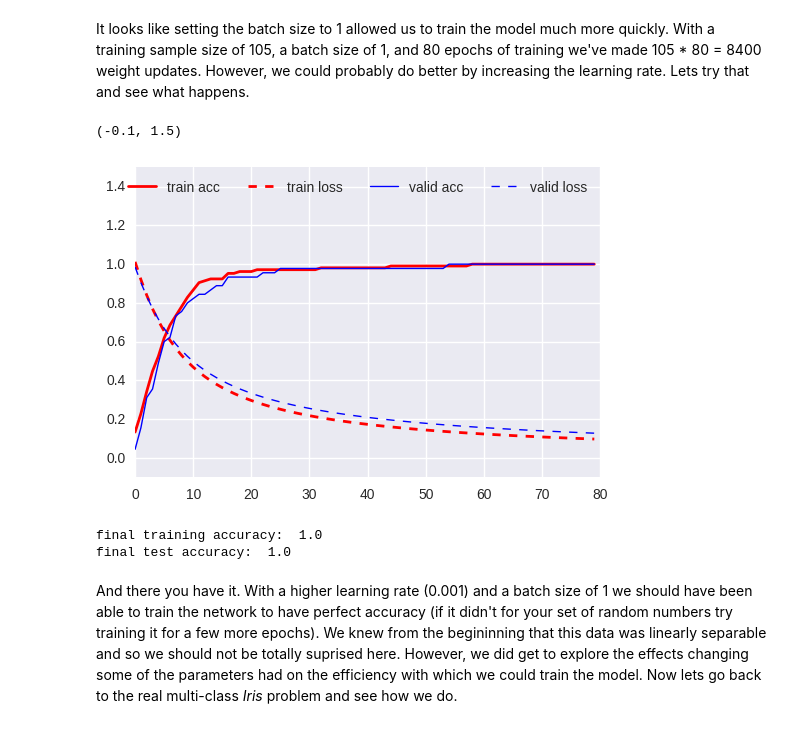
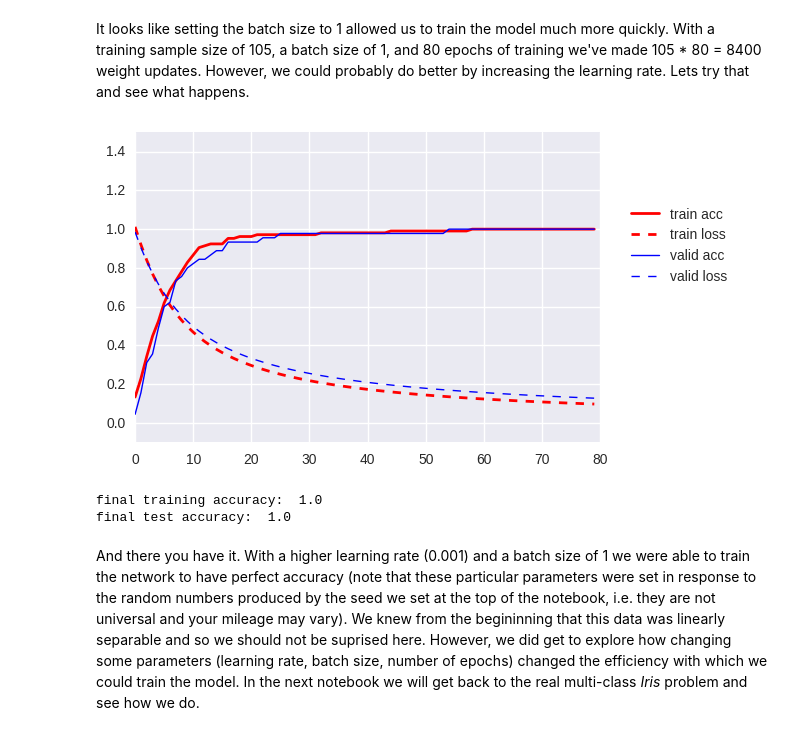
Before and after one commit to galtay/keras_examples, a Jupyter notebook: examples_1.ipynb, the cells around one changed output. Cells and saved outputs as stored; diff of their text form; code cells hidden in the pictures.

Commit message:
name change and binary example finished

```diff
--- a/classifier_examples.ipynb
+++ b/examples_1.ipynb
@@ -231,10 +232,8 @@ Now we are ready to actually train the model!  There are only two more parameter
 # %%
-mdlout_binary = model_binary.fit(
-    Xtrain_scld, Ytrain, validation_data=(Xtest_scld, Ytest),
-    batch_size=105, nb_epoch=10, verbose=1)
-plt.plot(mdlout_binary.history['acc'], color='red', ls='-', lw=2.0, label='train acc')
-plt.plot(mdlout_binary.history['loss'], color='red', ls='--', lw=2.0, label='train loss')
-plt.plot(mdlout_binary.history['val_acc'], color='blue', ls='-', lw=1.0, label='valid acc')
-plt.plot(mdlout_binary.history['val_loss'], color='blue', ls='--', lw=1.0, label='valid loss')
-plt.legend(ncol=4)
-plt.ylim(-0.1, 1.5)
+def plot_acc(history):
+    plt.plot(history['acc'], color='red', ls='-', lw=2.0, label='train acc')
+    plt.plot(history['loss'], color='red', ls='--', lw=2.0, label='train loss')
+    plt.plot(history['val_acc'], color='blue', ls='-', lw=1.0, label='valid acc')
+    plt.plot(history['val_loss'], color='blue', ls='--', lw=1.0, label='valid loss')
+    plt.legend(ncol=1, bbox_to_anchor=(1.30, 0.8))
+    plt.ylim(-0.1, 1.5)
@@ -322,21 +307,17 @@ It looks like setting the batch size to 1 allowed us to train the model much mor
 # %%
 optimizer = keras.optimizers.SGD(lr=1.0e-3)
 loss = 'binary_crossentropy'
 metrics = ['accuracy']
 model_binary.compile(optimizer=optimizer, loss=loss, metrics=metrics)
+
 model_binary.set_weights(weights_initial)
 mdlout_binary = model_binary.fit(
     Xtrain_scld, Ytrain, validation_data=(Xtest_scld, Ytest),
     batch_size=1, nb_epoch=80, verbose=0)
-plt.plot(mdlout_binary.history['acc'], color='red', ls='-', lw=2.0, label='train acc')
-plt.plot(mdlout_binary.history['loss'], color='red', ls='--', lw=2.0, label='train loss')
-plt.plot(mdlout_binary.history['val_acc'], color='blue', ls='-', lw=1.0, label='valid acc')
-plt.plot(mdlout_binary.history['val_loss'], color='blue', ls='--', lw=1.0, label='valid loss')
-plt.legend(ncol=4)
-plt.ylim(-0.1, 1.5)
+
+plot_acc(mdlout_binary.history)
 # %% [output]
-(-0.1, 1.5)
-[figure, old version]
+[figure, new version]
 # %%
 print('final training accuracy: ', mdlout_binary.history['acc'][-1])
 print('final test accuracy: ', mdlout_binary.history['val_acc'][-1])
@@ -344,4 +325,4 @@ print('final test accuracy: ', mdlout_binary.history['val_acc'][-1])
 final training accuracy:  1.0
 final test accuracy:  1.0
 # %% [markdown]
-And there you have it. With a higher learning rate (0.001) and a batch size of 1 we should have been able to train the network to have perfect accuracy (if it didn't for your set of random numbers try training it for a few more epochs).  We knew from the begininning that this data was linearly separable and so we should not be totally suprised here.  However, we did get to explore the effects changing some of the parameters had on the efficiency with which we could train the model.  Now lets go back to the real multi-class *Iris* problem and see how we do.
+And there you have it. With a higher learning rate (0.001) and a batch size of 1 we were able to train the network to have perfect accuracy (note that these particular parameters were set in response to the random numbers produced by the seed we set at the top of the notebook, i.e. they are not universal and your mileage may vary).  We knew from the begininning that this data was linearly separable and so we should not be suprised here.  However, we did get to explore how changing some parameters (learning rate, batch size, number of epochs) changed the efficiency with which we could train the model.  In the next notebook we will get back to the real multi-class *Iris* problem and see how we do.
```
Also changed, not shown: parts of 17 cells of this notebook.
